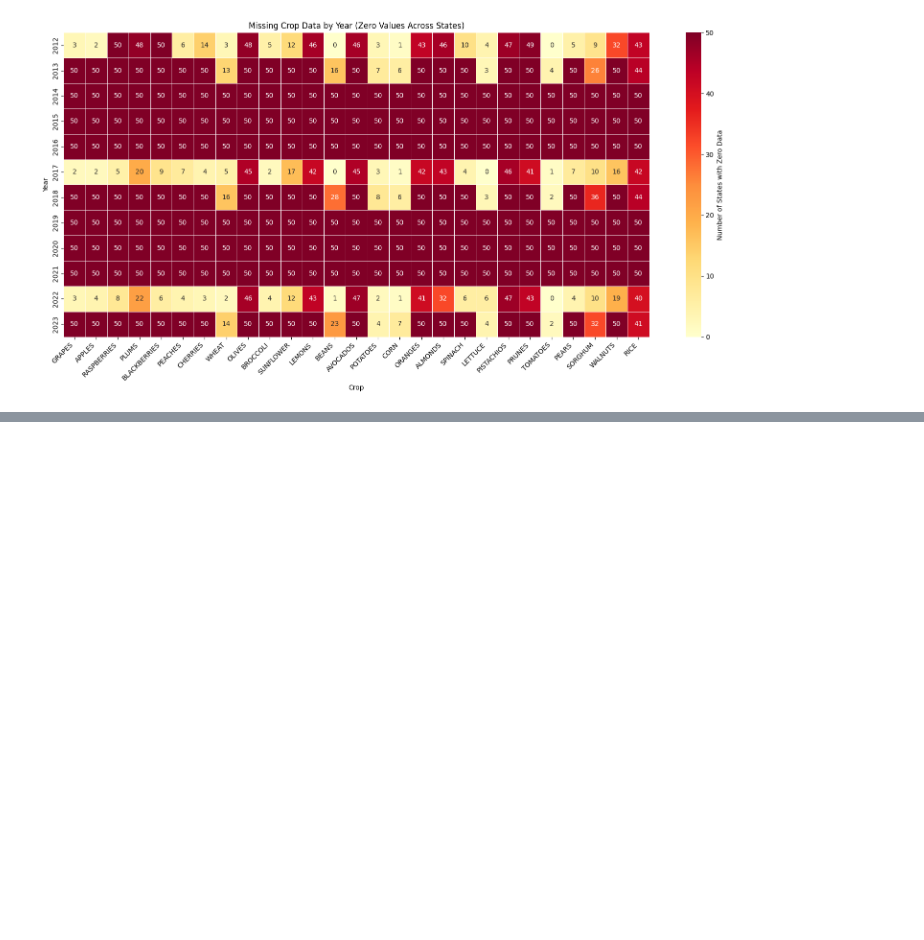
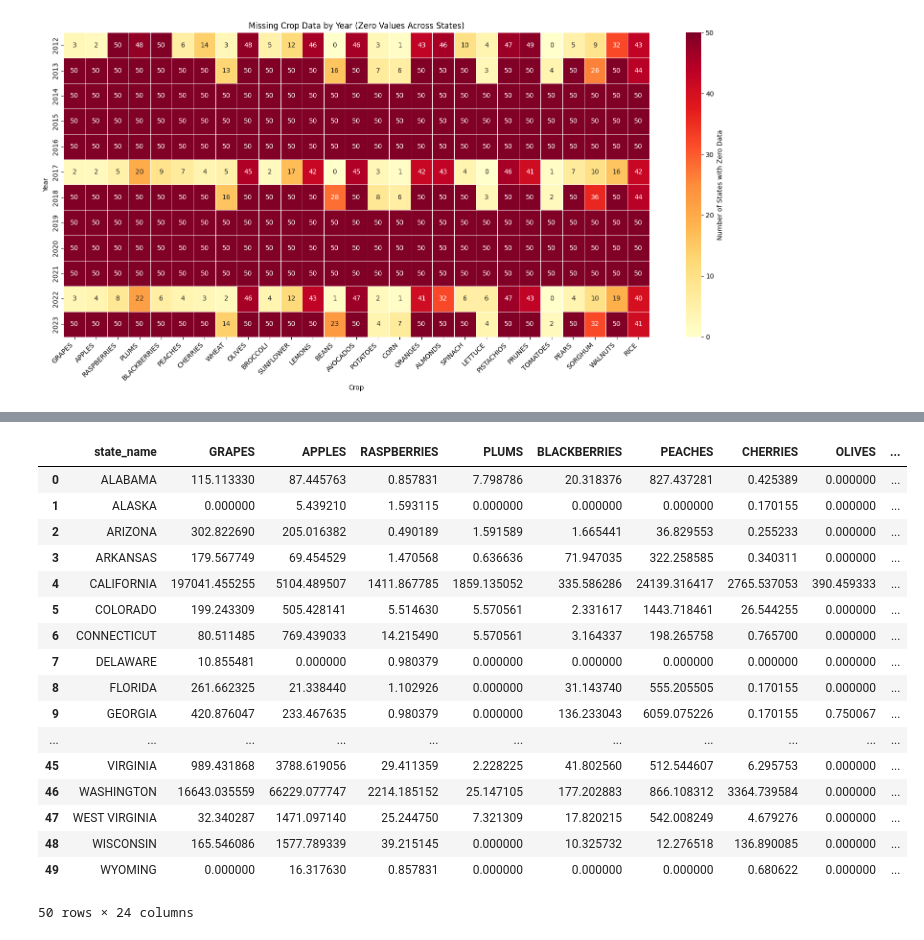
Before and after one commit to e754/EPA-WPS, a Jupyter notebook: dominant-crop/UCD-Labor/analyze.ipynb, the cells around one changed output, grey strips where cells are left out. Drawn from its saved outputs; the diff is of its cells as text; code cells hidden in the pictures; blank space fills up the shorter version.

```diff
--- a/dominant-crop/UCD-Labor/analyze.ipynb
+++ b/dominant-crop/UCD-Labor/analyze.ipynb
@@ -343,7 +351,7 @@ plt.show()
 # %% [output]
 [figure]
 # %%
-current_data = data[2022]
+current_data = data[2017]
 # %%
 cost_df = cost_df.drop(index =9)
 cost_df = cost_df.drop(index = 11)
@@ -435,6 +443,8 @@ fig = px.choropleth(
 
 fig.show()
 # %%
+current_data['total_acreage'] = current_data.drop(columns='state_name').sum(axis=1)
+
 transform_data['normalzied_value'] = transform_data['total_value'] /  current_data.drop(columns='state_name').sum(axis=1)
 # %%
 #normalized by total acrage
@@ -474,14 +768,15 @@ Index(['state_name', 'GRAPES', 'APPLES', 'RASPBERRIES', 'PLUMS',
 # %%
 #normalized by total acrage
-no_corn_wheat = transform_data.drop(['CORN', 'WHEAT', 'total_value', 'normalzied_value'], axis=1)
-no_corn_wheat['total_value'] = no_corn_wheat.drop(columns=['state_name', 'state_code']).sum(axis=1)
-no_corn_wheat['normalzied_value'] = no_corn_wheat['total_value'] /  current_data.drop(columns=['state_name', 'CORN', 'WHEAT']).sum(axis=1)
+drop_crops = ['CORN', 'WHEAT', 'BEANS', 'SORGHUM', 'RICE', 'SUNFLOWER', 'POTATOES']
+current_dropped_data = transform_data.drop(columns=drop_crops)
+current_dropped_data['total_value'] = current_dropped_data.drop(columns=['state_name', 'state_code']).sum(axis=1)
+current_dropped_data['normalzied_value'] = current_dropped_data['total_value'] /  current_dropped_data.drop(columns=['state_name', 'state_code']).sum(axis=1)
 
 
 
 # Create choropleth
 fig = px.choropleth(
-    no_corn_wheat,
+    current_dropped_data,
     locations='state_code',
     locationmode="USA-states",
     color='total_value',
@@ -492,6 +787,27 @@ fig = px.choropleth(
 )
 
 fig.show()
+# %%
+current_dropped_data
+# %% [output]
+|  | state_name | GRAPES | APPLES | RASPBERRIES | PLUMS | BLACKBERRIES | PEACHES | CHERRIES | OLIVES | ... |
+| 0 | ALABAMA | 115.113330 | 87.445763 | 0.857831 | 7.798786 | 20.318376 | 827.437281 | 0.425389 | 0.000000 | ... |
+| 1 | ALASKA | 0.000000 | 5.439210 | 1.593115 | 0.000000 | 0.000000 | 0.000000 | 0.170155 | 0.000000 | ... |
+| 2 | ARIZONA | 302.822690 | 205.016382 | 0.490189 | 1.591589 | 1.665441 | 36.829553 | 0.255233 | 0.000000 | ... |
+| 3 | ARKANSAS | 179.567749 | 69.454529 | 1.470568 | 0.636636 | 71.947035 | 322.258585 | 0.340311 | 0.000000 | ... |
+| 4 | CALIFORNIA | 197041.455255 | 5104.489507 | 1411.867785 | 1859.135052 | 335.586286 | 24139.316417 | 2765.537053 | 390.459333 | ... |
+| 5 | COLORADO | 199.243309 | 505.428141 | 5.514630 | 5.570561 | 2.331617 | 1443.718461 | 26.544255 | 0.000000 | ... |
+| 6 | CONNECTICUT | 80.511485 | 769.439033 | 14.215490 | 5.570561 | 3.164337 | 198.265758 | 0.765700 | 0.000000 | ... |
+| 7 | DELAWARE | 10.855481 | 0.000000 | 0.980379 | 0.000000 | 0.000000 | 0.000000 | 0.000000 | 0.000000 | ... |
+| 8 | FLORIDA | 261.662325 | 21.338440 | 1.102926 | 0.000000 | 31.143740 | 555.205505 | 0.170155 | 0.000000 | ... |
+| 9 | GEORGIA | 420.876047 | 233.467635 | 0.980379 | 0.000000 | 136.233043 | 6059.075226 | 0.170155 | 0.750067 | ... |
+| ... | ... | ... | ... | ... | ... | ... | ... | ... | ... | ... |
+| 45 | VIRGINIA | 989.431868 | 3788.619056 | 29.411359 | 2.228225 | 41.802560 | 512.544607 | 6.295753 | 0.000000 | ... |
+| 46 | WASHINGTON | 16643.035559 | 66229.077747 | 2214.185152 | 25.147105 | 177.202883 | 866.108312 | 3364.739584 | 0.000000 | ... |
+| 47 | WEST VIRGINIA | 32.340287 | 1471.097140 | 25.244750 | 7.321309 | 17.820215 | 542.008249 | 4.679276 | 0.000000 | ... |
+| 48 | WISCONSIN | 165.546086 | 1577.789339 | 39.215145 | 0.000000 | 10.325732 | 12.276518 | 136.890085 | 0.000000 | ... |
+| 49 | WYOMING | 0.000000 | 16.317630 | 0.857831 | 0.000000 | 0.000000 | 0.000000 | 0.680622 | 0.000000 | ... |
+50 rows × 24 columns
 # %%
 # Create choropleth
 fig = px.choropleth(
```
Also changed, not shown: parts of 26 cells of this notebook, 27 other files.
